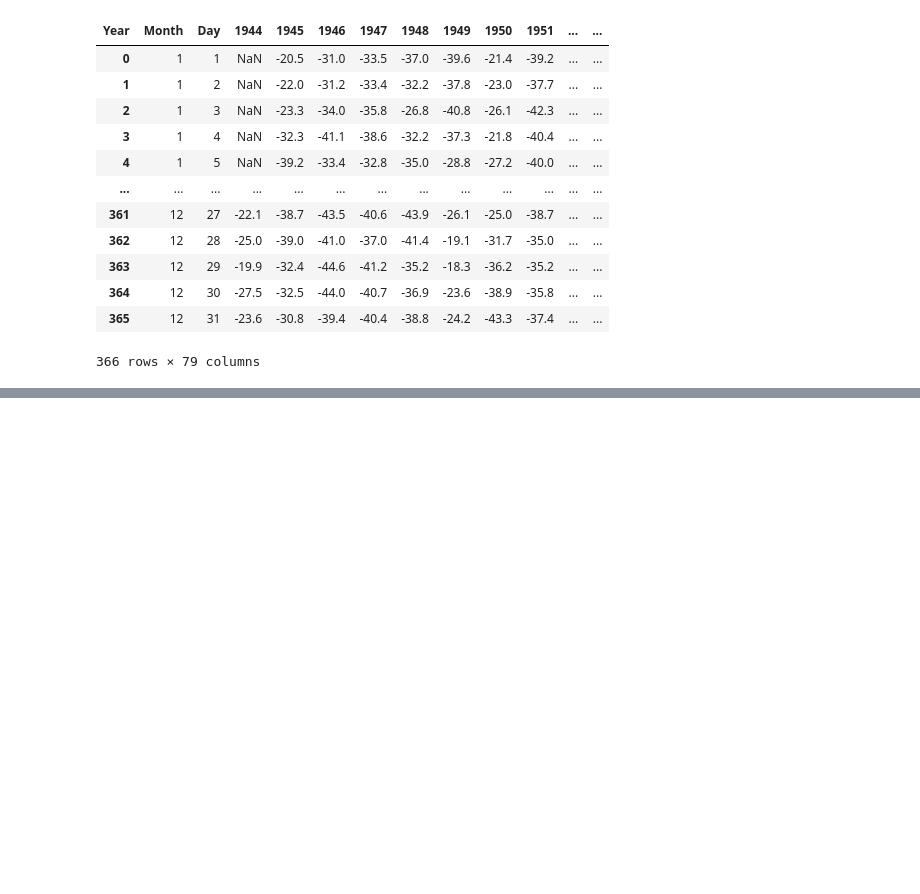
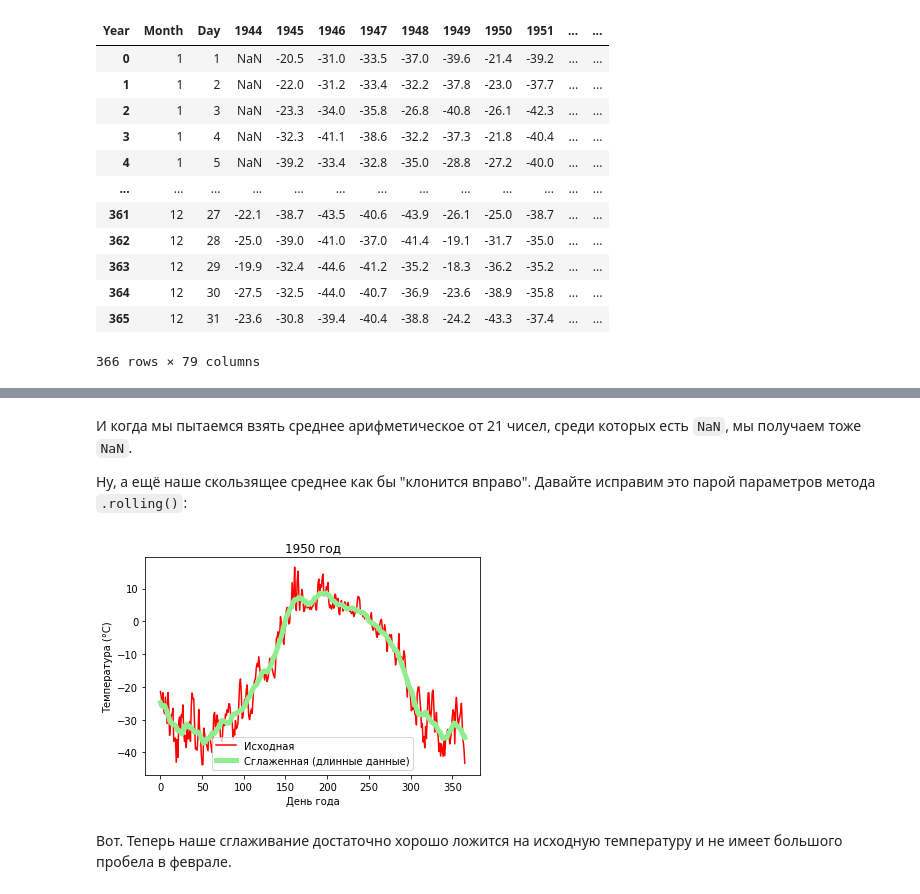
Before and after one commit to mikewellmeansme/biological-statistics-course, a Jupyter notebook: lesson_008.ipynb, the cells around one changed output, grey strips where cells are left out. Drawn from its saved outputs; the diff is of its cells as text; code cells hidden in the pictures; blank space fills up the shorter version.

```diff
--- a/lesson_008.ipynb
+++ b/lesson_008.ipynb
@@ -86,0 +243,30 @@ long_temp.pivot(
+# %% [markdown]
+И когда мы пытаемся взять среднее арифметическое от 21 чисел, среди которых есть `NaN`, мы получаем тоже `NaN`.
+
+Ну, а ещё наше скользящее среднее как бы "клонится вправо". Давайте исправим это парой параметров метода `.rolling()`:
+# %%
+long_temp['Temp_rolled_21'] = long_temp['Temperature'].rolling(window=21, center=True, min_periods=1).mean()
+long_rolling_1950 = long_temp[long_temp['Year']=='1950']
+# %%
+plt.plot(
+    range(366),
+    wide_temp['1950'],
+    color='red',
+    label='Исходная'
+)
+plt.plot(
+    range(366),
+    long_rolling_1950['Temp_rolled_21'],
+    color='lightgreen',
+    label='Сглаженная (длинные данные)',
+    linewidth='5'
+)
+plt.xlabel('День года')
+plt.ylabel('Температура (°C)')
+plt.title('1950 год')
+plt.legend()
+plt.show()
+# %% [output]
+[figure, added]
+# %% [markdown]
+Вот. Теперь наше сглаживание достаточно хорошо ложится на исходную температуру и не имеет большого пробела в феврале.
```
Also changed, not shown: parts of 29 cells of this notebook.
